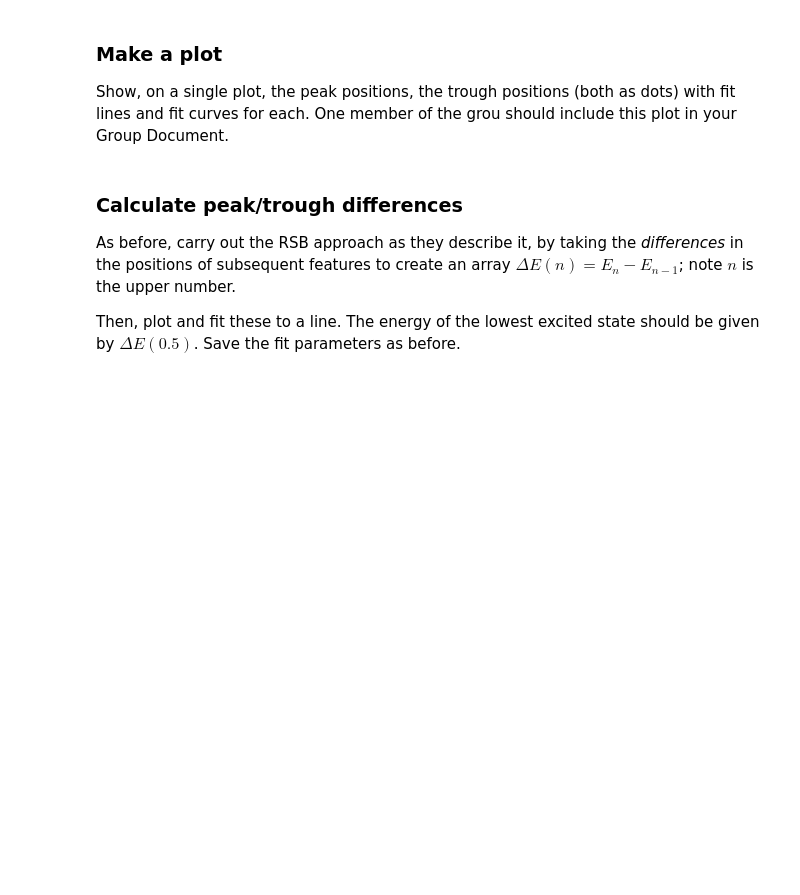
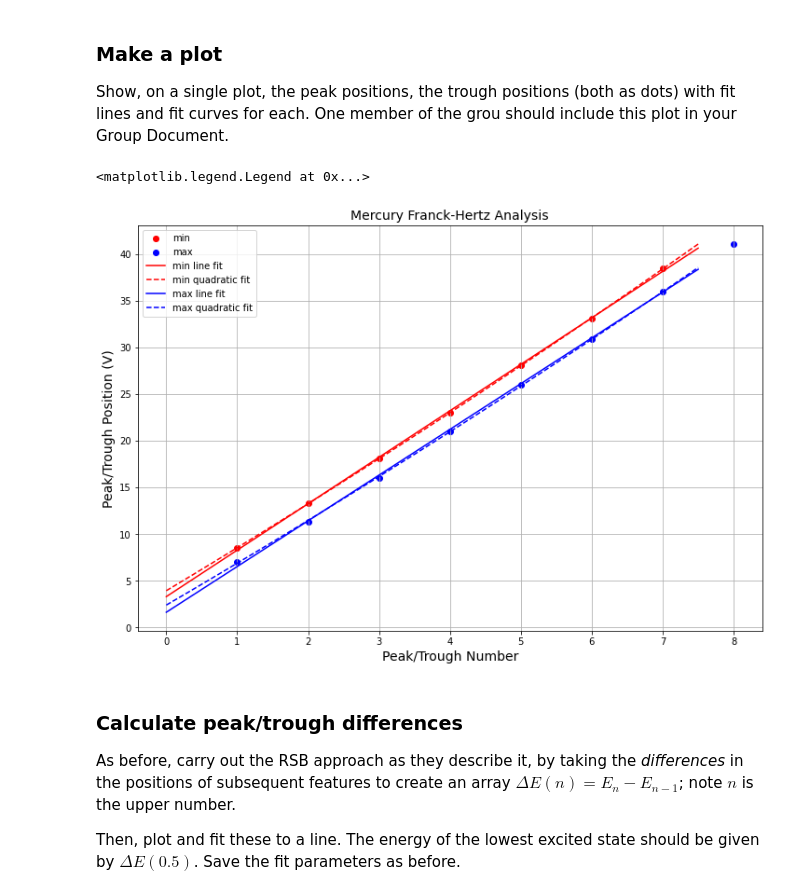
Before and after one commit to alberthu233/Phys432, a Jupyter notebook: FH/Franck-Hertz.ipynb, the cells around one changed output. Cells and saved outputs as stored; diff of their text form; code cells hidden in the pictures; blank space fills up the shorter version.

```diff
--- a/FH/Franck-Hertz.ipynb
+++ b/FH/Franck-Hertz.ipynb
@@ -546,3 +592,4 @@ plt.legend();
 As before, fit the peak and trough positions to a line ("traditional") and a quadratic (part of RSB method).  Save the parameters.
 # %%
 # Line fit, troughs
+Hg_min_Lfit = model_fit(Hg_pda_min['peak number'],Hg_pda_min['voltage (V)'])
@@ -551,2 +596,6 @@ As before, fit the peak and trough positions to a line ("traditional") and a qua
+# %%
+# Quadratic fit, troughs
+Hg_min_Qfit = model_fit(Hg_pda_min['peak number'],Hg_pda_min['voltage (V)'],model=QuadraticModel())
 # %%
 # Line fit, peaks
+Hg_max_Lfit = model_fit(Hg_pda_max['peak number'],Hg_pda_max['voltage (V)'])
@@ -555,3 +602,6 @@ As before, fit the peak and trough positions to a line ("traditional") and a qua
+# %%
+# Quadratic fit, peaks
+Hg_max_Qfit = model_fit(Hg_pda_max['peak number'],Hg_pda_max['voltage (V)'],model=QuadraticModel())
 # %% [markdown]
 ### Make a plot
 
@@ -565,3 +609,26 @@ trough_line = line.eval(Hg_troughs_line,x=xfit)
+# %%
+# For a smooth curve make an x range with a bunch of points.  100 should be fine.
+xfit = np.linspace(0,7.5,100)
+# calculate the y value for the fit
+y_hg_min_Lfit = Hg_min_Lfit.eval(x=xfit)
+y_hg_min_Qfit = Hg_min_Qfit.eval(x=xfit)
+y_hg_max_Lfit = Hg_max_Lfit.eval(x=xfit)
+y_hg_max_Qfit = Hg_max_Qfit.eval(x=xfit)
+plt.figure(figsize=(12,8))
+plt.grid()
+plt.title('Mercury Franck-Hertz Analysis',fontsize=14)
+plt.ylabel('Peak/Trough Position (V)',fontsize=14)
+plt.xlabel('Peak/Trough Number',fontsize=14)
+plt.scatter(Hg_pda_min['peak number'],Hg_pda_min['voltage (V)'],label='min',color='red')
+plt.scatter(Hg_pda_max['peak number'],Hg_pda_max['voltage (V)'],label='max',color='blue')
+plt.plot(xfit,y_hg_min_Lfit,label='min line fit',color='red')
+plt.plot(xfit,y_hg_min_Qfit,label='min quadratic fit',color='red',linestyle='--')
+plt.plot(xfit,y_hg_max_Lfit,label='max line fit',color='blue')
+plt.plot(xfit,y_hg_max_Qfit,label='max quadratic fit',color='blue',linestyle='--')
+plt.legend()
+# %% [output]
+<matplotlib.legend.Legend at 0x...>
+[figure, added]
 # %% [markdown]
 ### Calculate peak/trough differences
 
```
Also changed, not shown: parts of 20 cells of this notebook.
